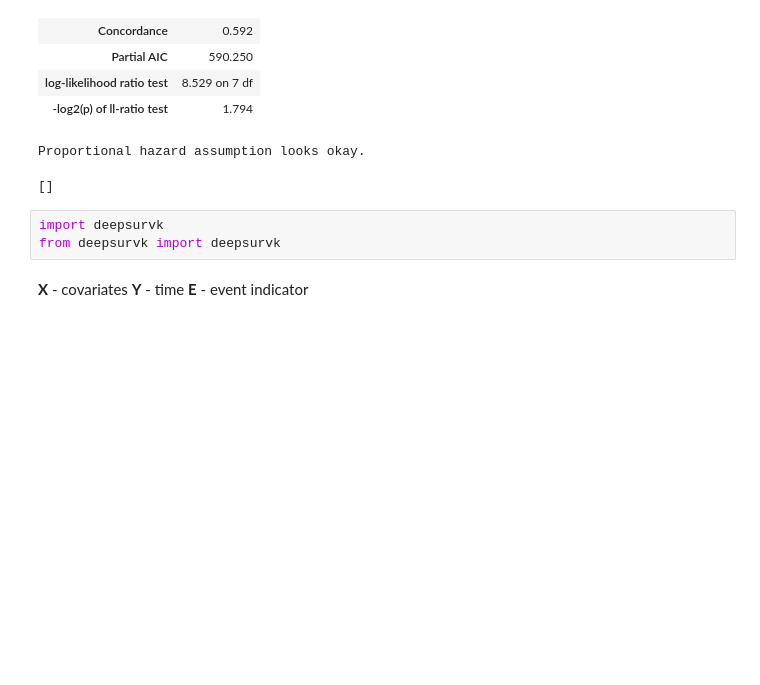
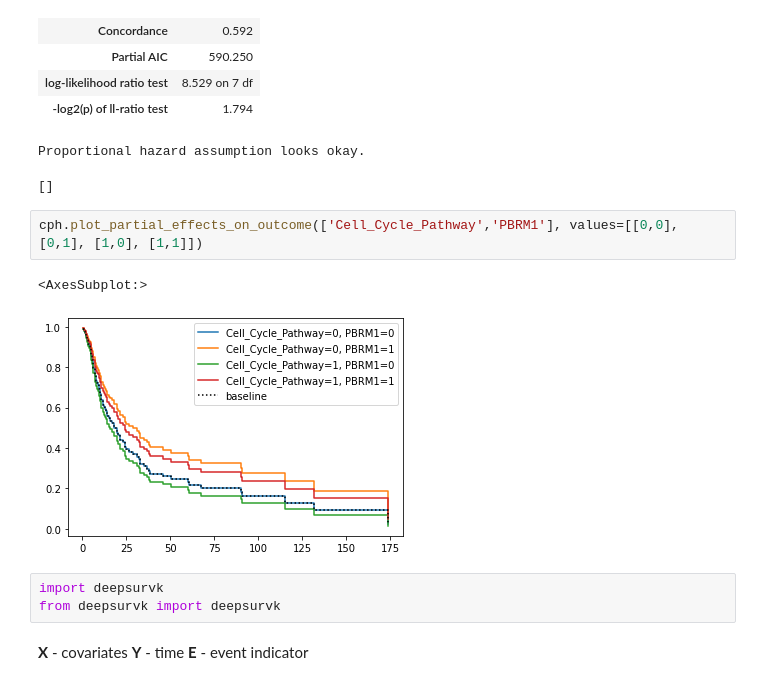
Before and after one commit to strixy16/deep-icc, a Jupyter notebook: data_exploration/explore_genetics.ipynb, the cells around one changed output. Cells and saved outputs as stored; diff of their text form; blank space fills up the shorter version.

```diff
--- a/data_exploration/explore_genetics.ipynb
+++ b/data_exploration/explore_genetics.ipynb
@@ -163,6 +163,11 @@ cph.check_assumptions(genes_for_cph, p_value_threshold=0.05, show_plots=True)
 | -log2(p) of ll-ratio test | 1.794 |
 Proportional hazard assumption looks okay.
 []
+# %%
+cph.plot_partial_effects_on_outcome(['Cell_Cycle_Pathway','PBRM1'], values=[[0,0], [0,1], [1,0], [1,1]])
+# %% [output]
+<AxesSubplot:>
+[figure, added]
 # %%
 import deepsurvk
 from deepsurvk import deepsurvk
```
Also changed, not shown: 2 other files.
